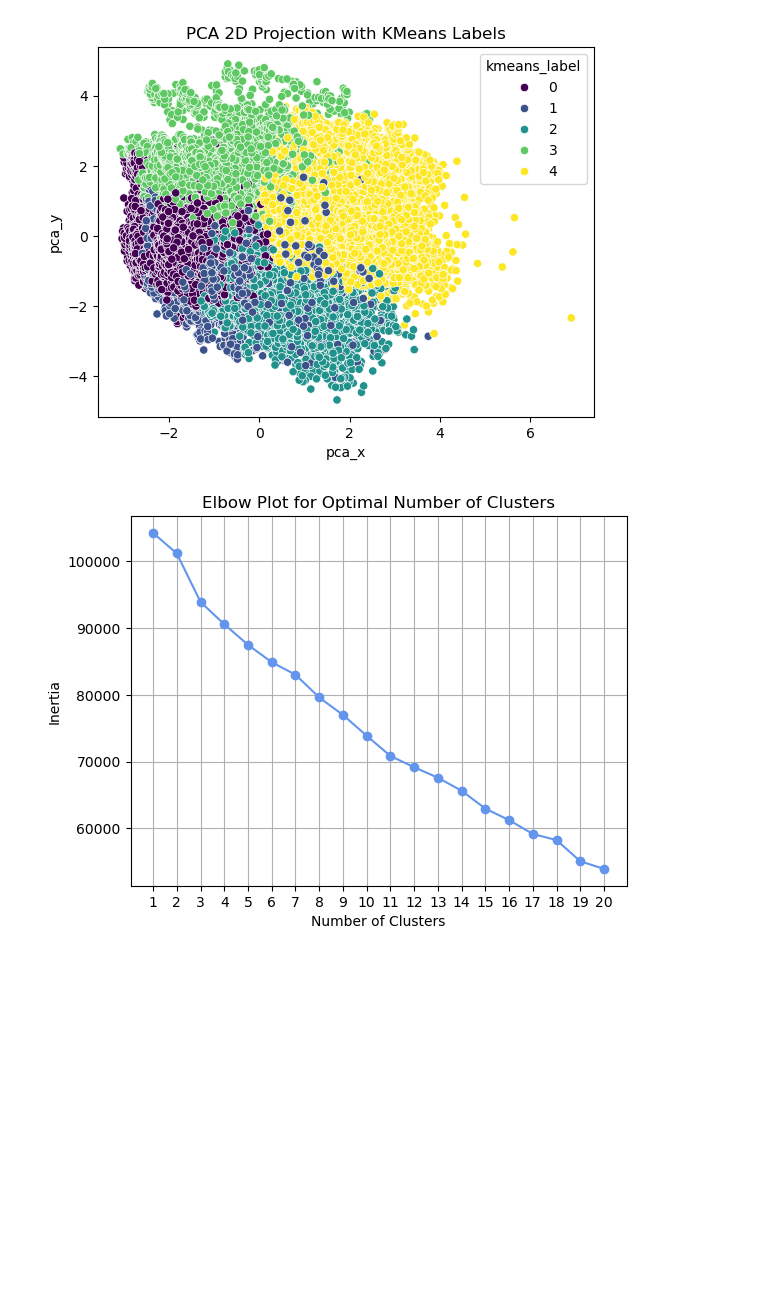
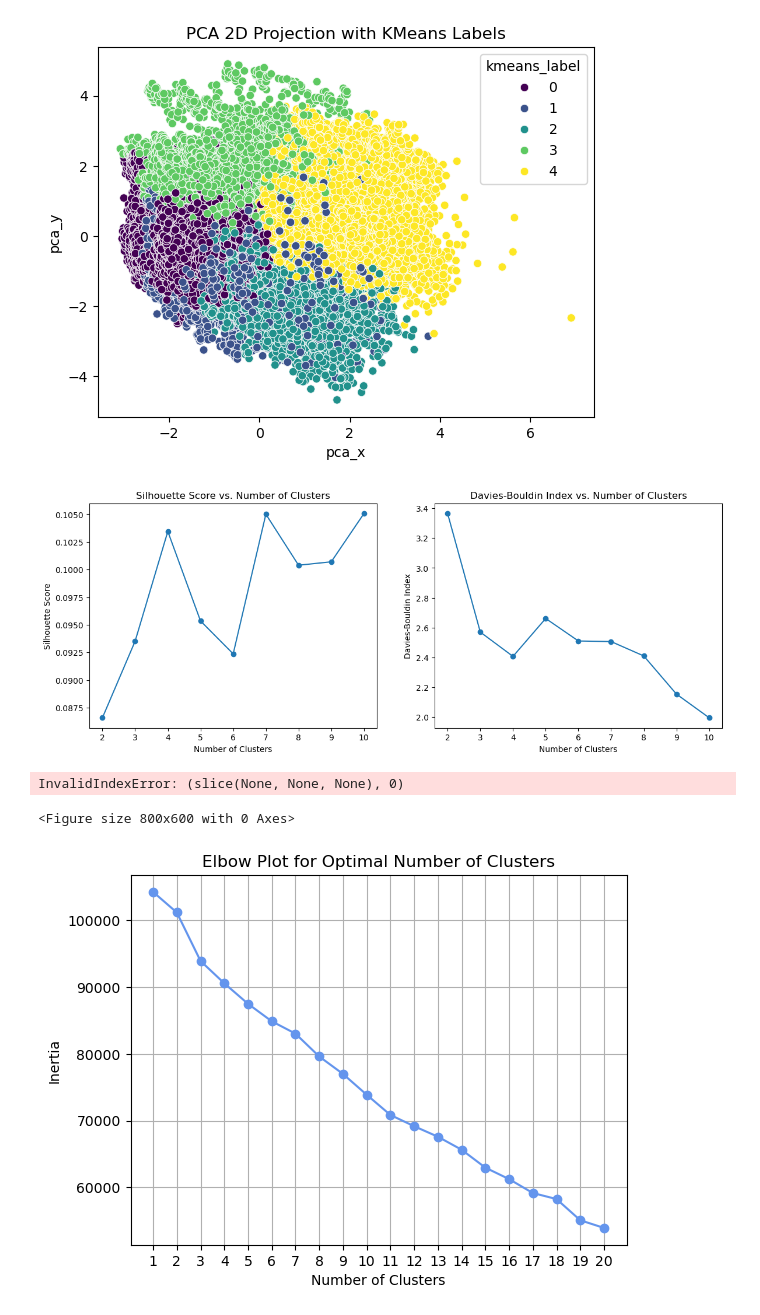
Before and after one commit to sralter/term_deposit_marketing, a Jupyter notebook: project2_modeling.ipynb, the cells around one changed output. Drawn from its saved outputs; the diff is of its cells as text; code cells hidden in the pictures; blank space fills up the shorter version.

Commit message:
trying alternatives to elbow plots to determine optimal cluster amount

```diff
--- a/project2_modeling.ipynb
+++ b/project2_modeling.ipynb
@@ -3299,32 +3300,49 @@ Model Score: 0.99995
 weighted avg       1.00      1.00      1.00     40000
 [figure]
 # %%
-# Assuming 'seed' is defined for random_state
 silhouette_scores = []
 davies_bouldin_scores = []
 k_values = range(2, 11)
+model_list=[KMeans(random_state=seed),
+           DBSCAN(n_jobs=-1),
+           SpectralClustering(random_state=seed),
+           MeanShift(n_jobs=-1)]
 
 for k in k_values:
-    kmeans = KMeans(n_clusters=k, random_state=seed)
-    labels = kmeans.fit_predict(X_scale)
-    silhouette_scores.append(silhouette_score(X_scale, labels))
-    davies_bouldin_scores.append(davies_bouldin_score(X_scale, labels))
+    for model_ in model_list:
+        model = KMeans(n_clusters=k, random_state=seed)
+        labels = kmeans.fit_predict(X_scale)
+        silhouette_scores.append(silhouette_score(X_scale, labels))
+        davies_bouldin_scores.append(davies_bouldin_score(X_scale, labels))
 
 # Plot the silhouette and Davies-Bouldin scores
 plt.figure(figsize=(14, 5))
 plt.subplot(1, 2, 1)
 plt.plot(k_values, silhouette_scores, marker='o')
 plt.title("Silhouette Score vs. Number of Clusters")
 plt.xlabel("Number of Clusters")
 plt.ylabel("Silhouette Score")
 
 plt.subplot(1, 2, 2)
 plt.plot(k_values, davies_bouldin_scores, marker='o')
 plt.title("Davies-Bouldin Index vs. Number of Clusters")
 plt.xlabel("Number of Clusters")
 plt.ylabel("Davies-Bouldin Index")
 
 plt.show()
+# %% [output]
+[figure, added]
+# %%
+dbscan = DBSCAN(eps=0.5, min_samples=5)
+dbscan_labels = dbscan.fit_predict(X_scale)
+
+plt.figure(figsize=(8, 6))
+sns.scatterplot(x=X_scale[:, 0], y=X_scale[:, 1], hue=dbscan_labels, palette="viridis")
+plt.title("DBSCAN Clustering on PCA Data")
+plt.show()
+# %% [output]
+InvalidIndexError: (slice(None, None, None), 0)
+<Figure size 800x600 with 0 Axes>
 # %%
 wcss=[] # within-cluster sum of means i.e., inertia
 range_=range(1,21)
```
Also changed, not shown: parts of 1 cell of this notebook.
